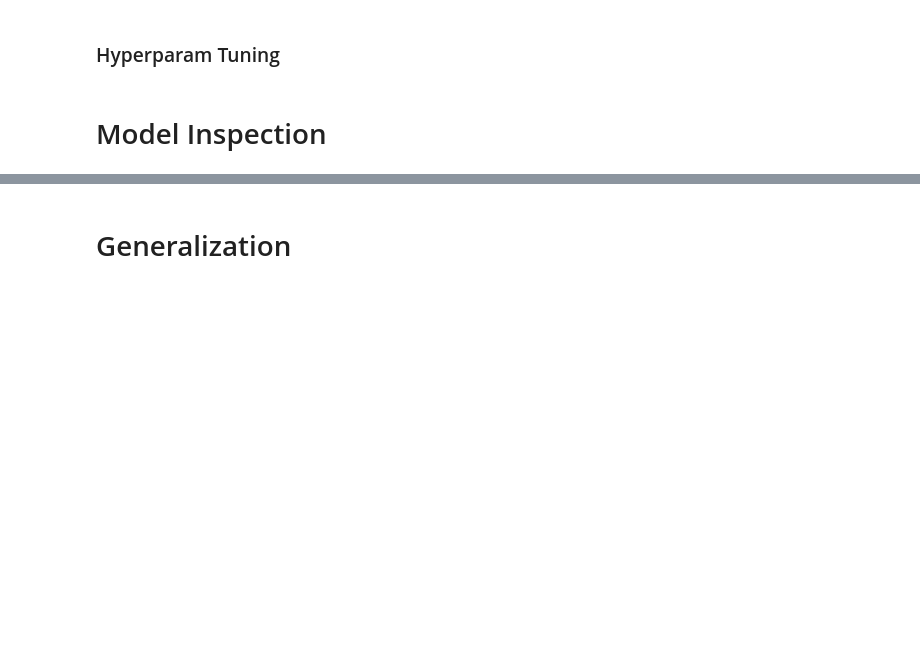
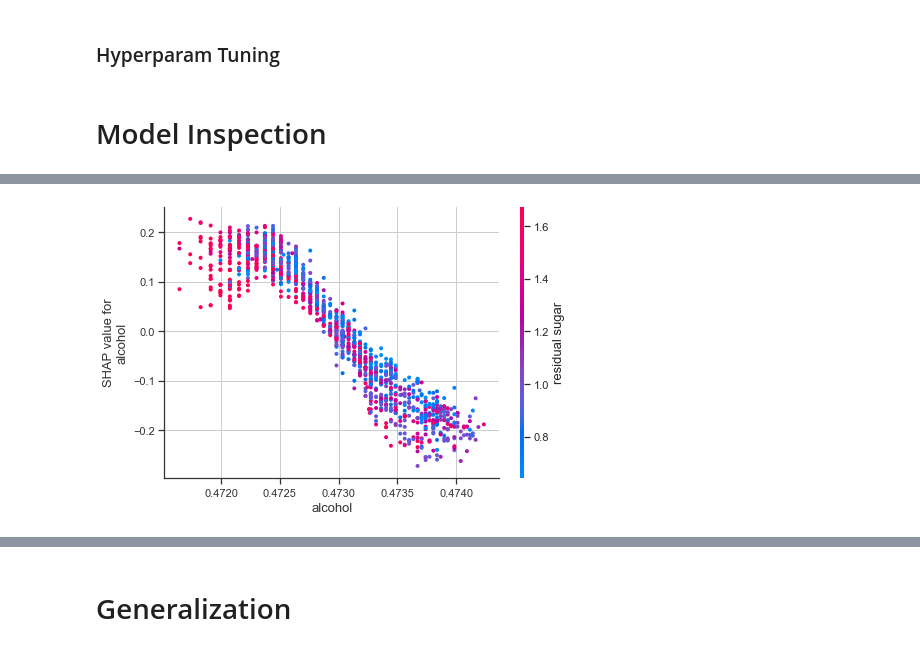
Before and after one commit to roma-glushko/kaggle-wine-quality, a Jupyter notebook: model.ipynb, the cells around one changed output, grey strips where cells are left out. Cells and saved outputs as stored; diff of their text form; code cells hidden in the pictures; blank space fills up the shorter version.

```diff
--- a/model.ipynb
+++ b/model.ipynb
@@ -573,0 +640,4 @@ features_list
+# %%
+shap.dependence_plot('alcohol', shap_values[0], X_test_transformed, interaction_index='residual sugar')
+# %% [output]
+[figure, added]
```
Also changed, not shown: parts of 27 cells of this notebook, 2 other files.
